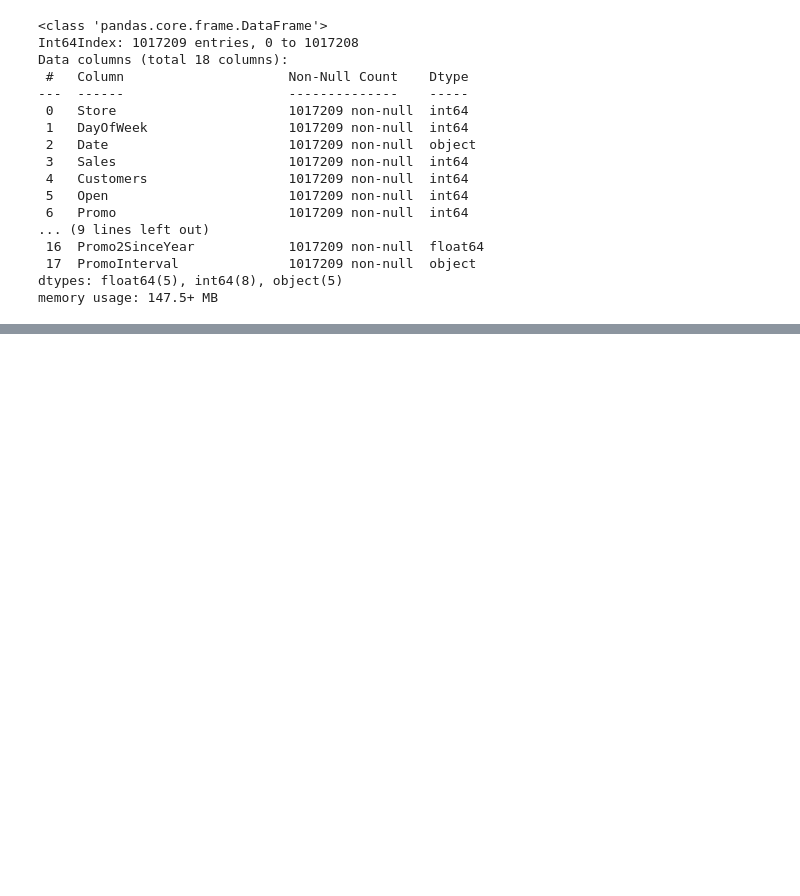
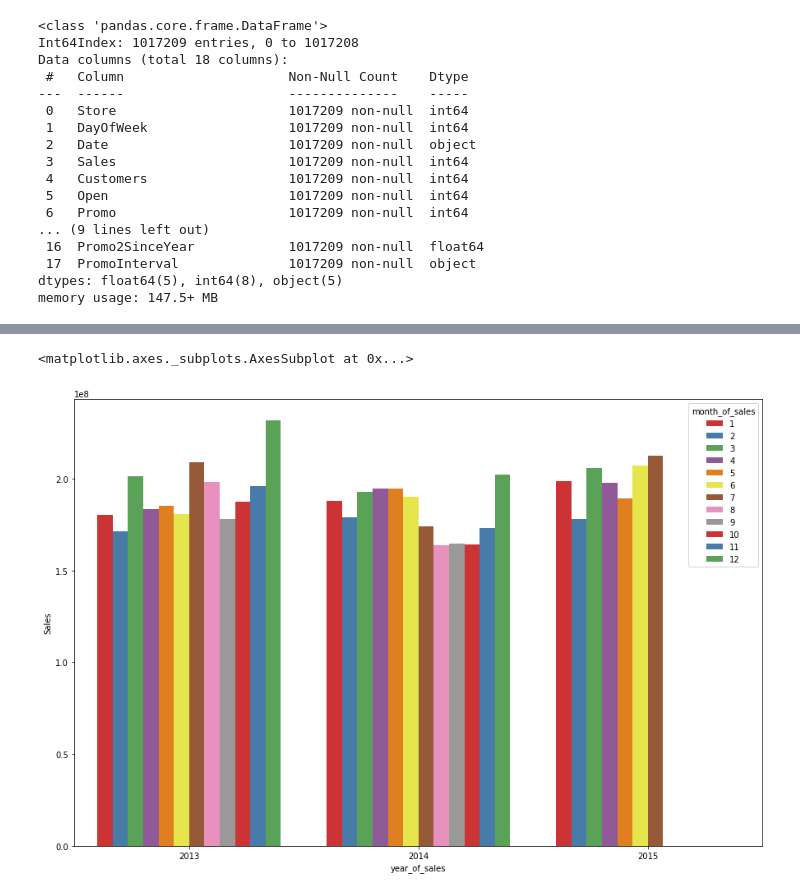
Before and after one commit to iamnaveenk/capstone-project-2-supervised-machine-learning-_retail_Sales_prediction, a Jupyter notebook: Rossmann_Sales_Prediction_Capstone_Project.ipynb, the cells around one changed output, grey strips where cells are left out. Cells and saved outputs as stored; diff of their text form; code cells hidden in the pictures; blank space fills up the shorter version.

```diff
--- a/Rossmann_Sales_Prediction_Capstone_Project.ipynb
+++ b/Rossmann_Sales_Prediction_Capstone_Project.ipynb
@@ -254,0 +313,11 @@ memory usage: 147.5+ MB
+# %%
+# converting date coulmn into year , month and date
+df['Date'] = pd.to_datetime(df['Date'])
+df['Promo2SinceYear']= pd.to_datetime(df['Promo2SinceYear'])
+
+df['year_of_sales'] =  df['Date'].dt.year
+df['month_of_sales'] =  df['Date'].dt.month.astype(int)
+df['day_of_sales'] =  df['Date'].dt.day.astype(int)
+df['Promo2SinceYear'] =  df['Promo2SinceYear'].dt.year.astype(int)
+# %%
+df.drop('Date',inplace=True,axis=1)
@@ -254,0 +353,3 @@ memory usage: 147.5+ MB
+# %%
+month_of_sales_df=df.groupby(['year_of_sales','month_of_sales'])['Sales'].sum().reset_index()
+month_of_sales_df
@@ -254,0 +374,10 @@ memory usage: 147.5+ MB
+# %%
+
+plt.figure(figsize=(15,10))
+sns.barplot(x="year_of_sales",
+           y="Sales",
+           hue="month_of_sales",
+           data=month_of_sales_df,palette='Set1')
+# %% [output]
+<matplotlib.axes._subplots.AxesSubplot at 0x...>
+[figure, added]
```
Also changed, not shown: parts of 28 cells of this notebook.
